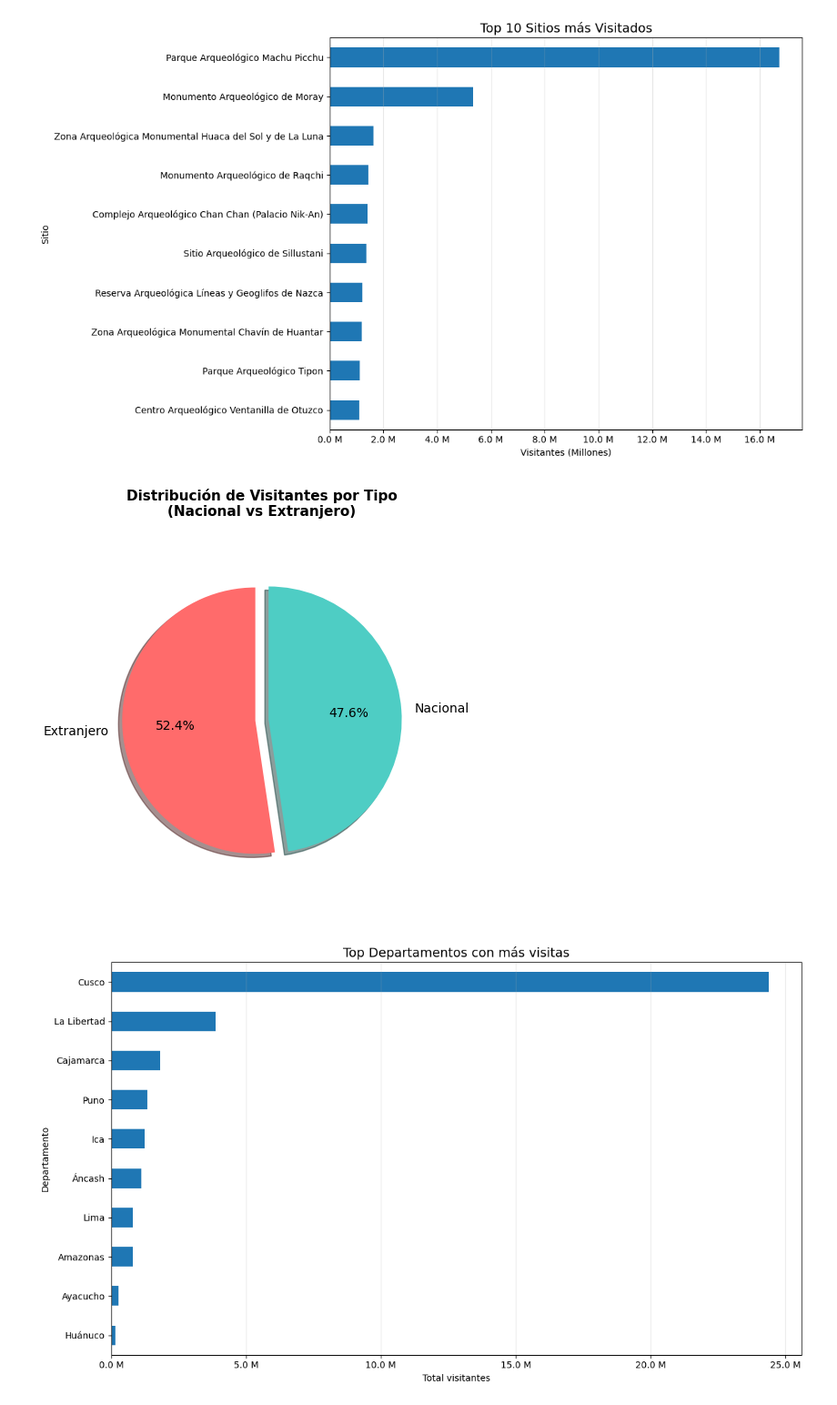
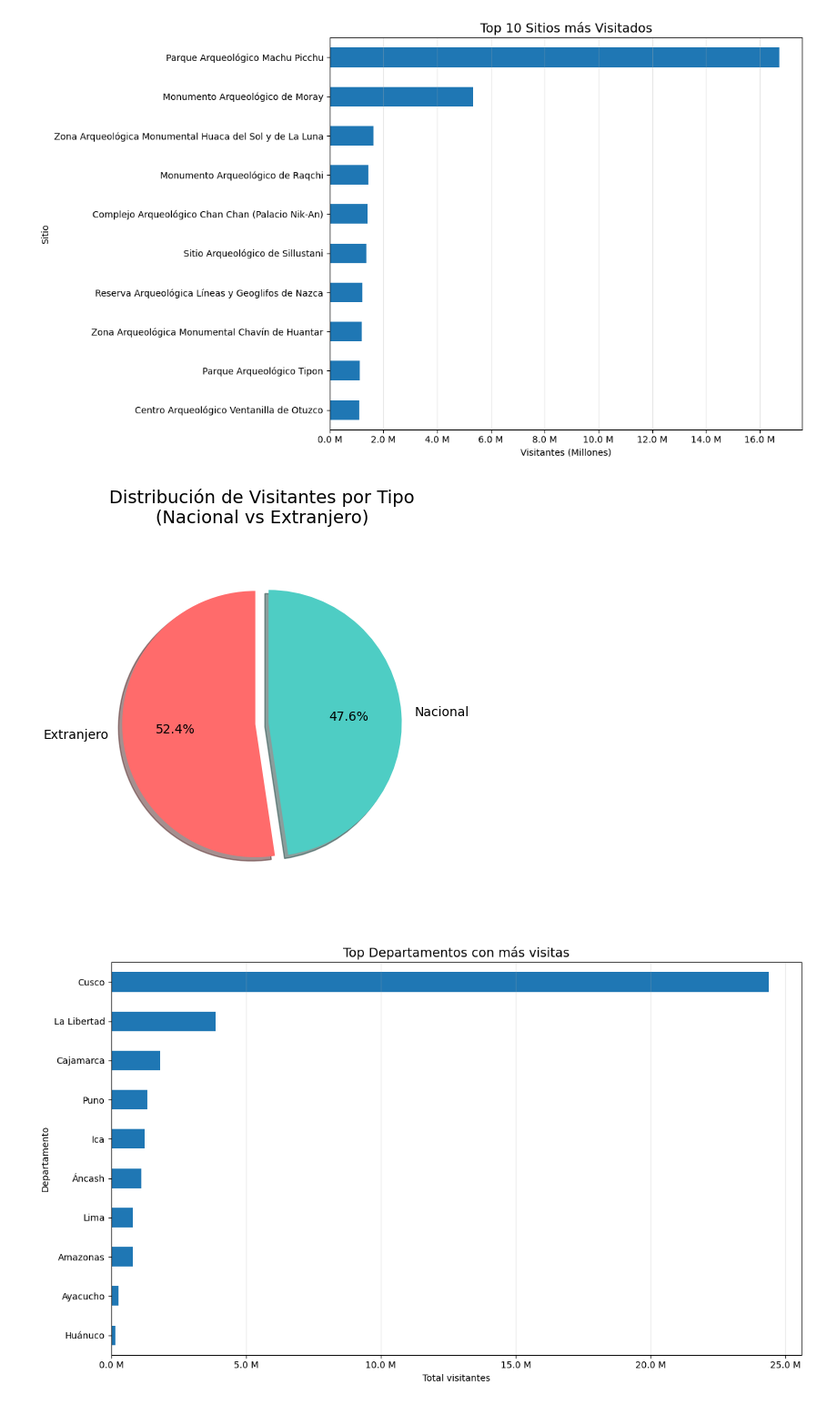
Before and after one commit to Taniice/Analisis-Visitantes-a-Sitios-Arqueologicos, a Jupyter notebook: Analisis_Visitas_a_Sitios_Arqueologicos.ipynb, the cells around one changed output. Shown at 91% size. Cells and saved outputs as stored; diff of their text form; code cells hidden in the pictures.

```diff
--- a/Analisis_Visitas_a_Sitios_Arqueologicos.ipynb
+++ b/Analisis_Visitas_a_Sitios_Arqueologicos.ipynb
@@ -207,28 +207,28 @@ plt.show()
 # %%
 # 9. ANÁLISIS 4: TIPO DE VISITANTE
 # (Agrupar por la columna 'tipo_visitante' y sumar los 'visitantes_pagantes')
 tipo_visitantes = df.groupby('tipo_visitante')['total_visitantes'].sum()
 
 
 # Crear el gráfico circular
 plt.figure(figsize=(5,5))
 plt.pie(tipo_visitantes.values,
         labels=tipo_visitantes.index,
         autopct='%1.1f%%',
         startangle=90,
         explode=(0.05, 0.05),  # Separar ligeramente las rebanadas
         shadow=True,
         colors=['#FF6B6B', '#4ECDC4'])  # Colores personalizados
 
 plt.title("Distribución de Visitantes por Tipo\n(Nacional vs Extranjero)",
-          fontsize=11,
-          fontweight='bold')
+          fontsize=14,
+          )
 plt.ylabel("")  # Eliminar la etiqueta del eje Y
 plt.axis('equal')  # Asegurar que el gráfico sea circular
 plt.tight_layout()
 plt.show()
 # %% [output]
-[figure, old version]
+[figure, new version]
 # %%
 # 10. ANÁLISIS 5: POR DEPARTAMENTO
 dpto = df.groupby('departamento')['visitantes_pagantes'].sum().sort_values(ascending=False).head(10)
```
Also changed, not shown: parts of 3 cells of this notebook.
